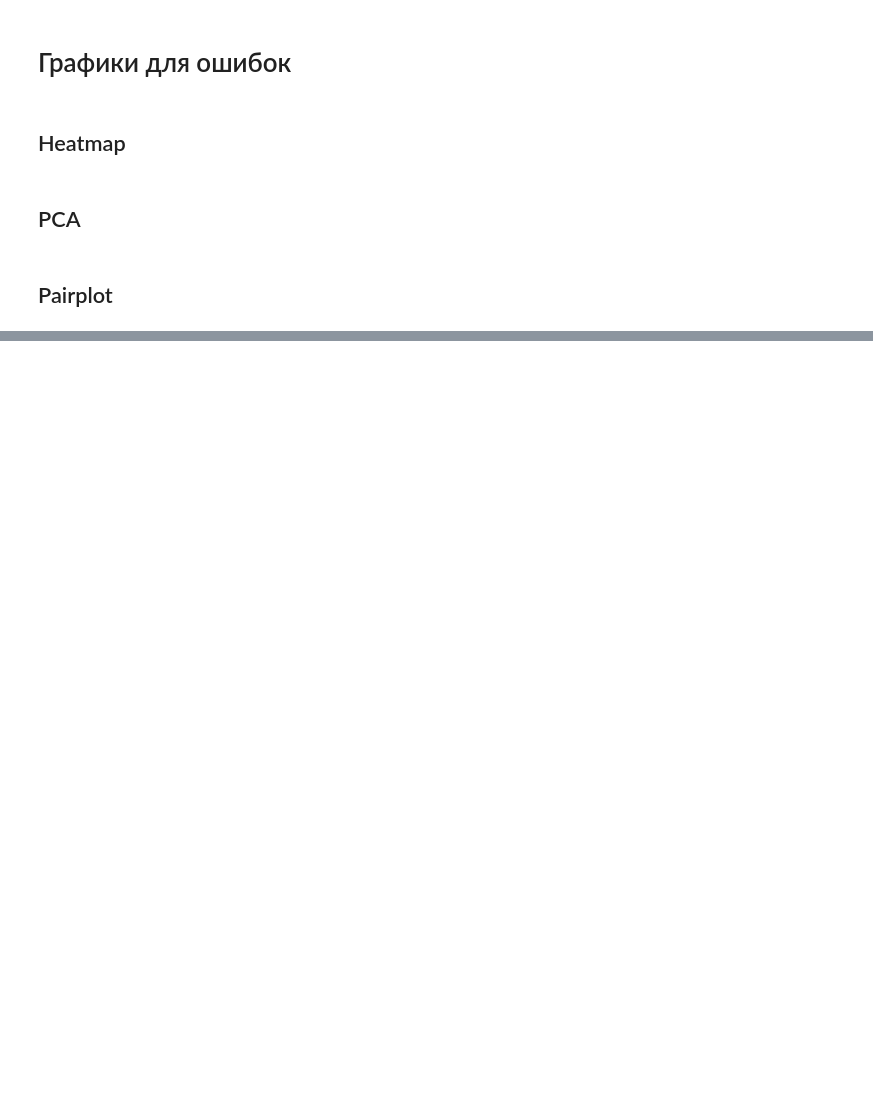
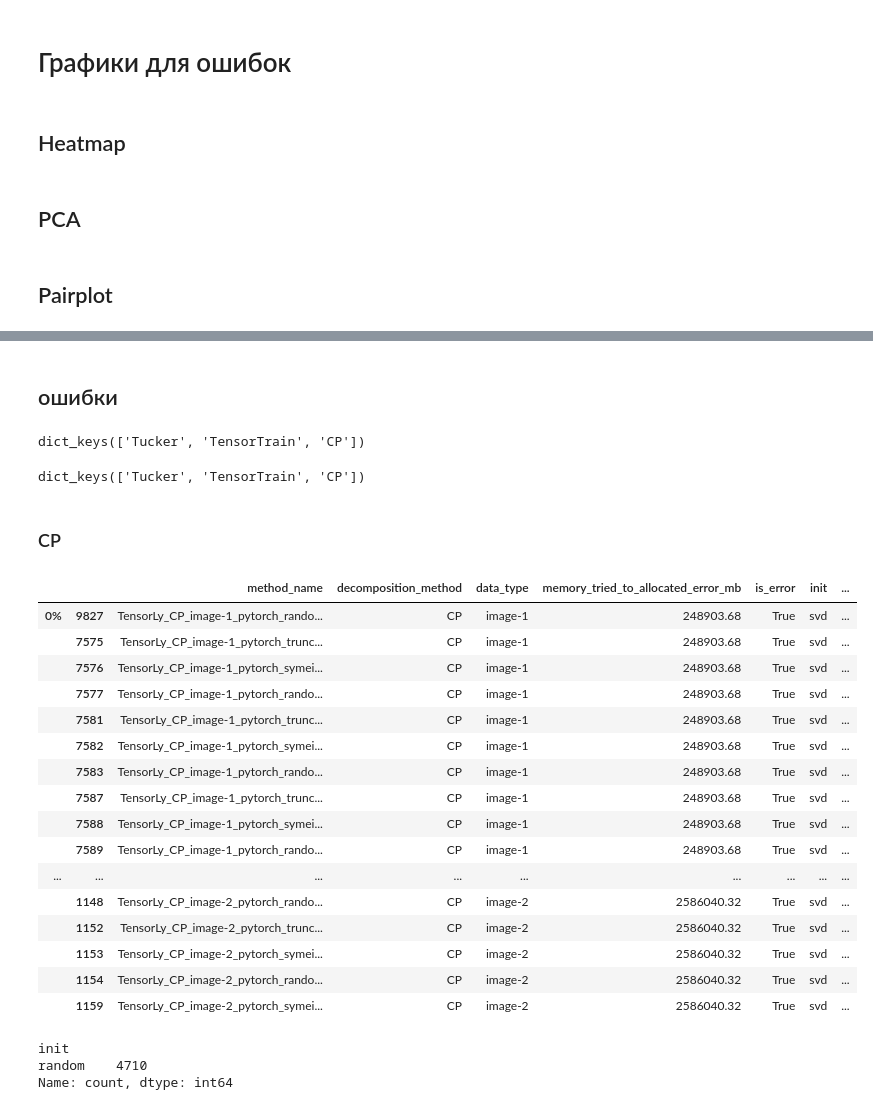
Before and after one commit to Innopolis-tensor-compression/tensor-compression-methods, a Jupyter notebook: experiments/check_methods_logs.ipynb, the cells around one changed output, grey strips where cells are left out. Drawn from its saved outputs; the diff is of its cells as text; code cells hidden in the pictures; blank space fills up the shorter version.

```diff
--- a/experiments/check_methods_logs.ipynb
+++ b/experiments/check_methods_logs.ipynb
@@ -927,12 +927,13 @@ Index(['method_name', 'decomposition_method', 'data_type', 'language',
       dtype='object')
 # %%
-df_filtered_errors_for_analytics = df_logs_errors[
+df_filtered_errors_for_analytics = df_logs_errors_without_singular_matrix[
     [
         "method_name",
         "decomposition_method",
         "data_type",
-        "backend",
+        # "backend",
 
-        "memory_tried_to_allocated_error_mb"
+        "memory_tried_to_allocated_error_mb",
+        "is_error"
     ]
 ]
@@ -1259,0 +1249,71 @@ KeyboardInterrupt
+# %%
+def get_n_rows_near_quantile(df, column, quantile_value, n=10):
+    diffs = (df[column] - quantile_value).abs()
+    nearest_indices = diffs.nsmallest(n).index
+    return df.loc[nearest_indices].copy()
+# %% [markdown]
+## ошибки
+# %%
+dfs_errors_by_decomposition_method.keys()
+# %% [output]
+dict_keys(['Tucker', 'TensorTrain', 'CP'])
+# %%
+dfs_errors_by_decomposition_method_encoded.keys()
+# %% [output]
+dict_keys(['Tucker', 'TensorTrain', 'CP'])
+# %% [markdown]
+### CP
+# %%
+# квантили по памяти
+mask = (
+        (
+                dfs_errors_by_decomposition_method['CP']['is_error'] == True
+        )
+        &
+        (
+                dfs_errors_by_decomposition_method['CP']['memory_tried_to_allocated_error_mb'] > 0.0
+        )
+)
+errors_cp = dfs_errors_by_decomposition_method['CP'].loc[
+    mask
+]
+
+errors_cp_sorted = errors_cp.sort_values(by='memory_tried_to_allocated_error_mb')
+
+quantiles = [0.0, 0.5, 0.95, 0.98, 1.0]
+quantile_values = errors_cp_sorted['memory_tried_to_allocated_error_mb'].quantile(quantiles)
+
+rows_by_quantiles = {
+    f"{int(q * 100)}%": get_n_rows_near_quantile(errors_cp_sorted, 'memory_tried_to_allocated_error_mb', quantile_values[q], n=10)
+    for q in quantiles
+}
+df_logs_cp_errors_rows_near_all_quantiles = pd.concat(rows_by_quantiles.values(), keys=rows_by_quantiles.keys())
+# %%
+df_logs_cp_errors_rows_near_all_quantiles
+# %% [output]
+|  |  | method_name | decomposition_method | data_type | memory_tried_to_allocated_error_mb | is_error | init | ... |
+| 0% | 9827 | TensorLy_CP_image-1_pytorch_rando... | CP | image-1 | 248903.68 | True | svd | ... |
+|  | 7575 | TensorLy_CP_image-1_pytorch_trunc... | CP | image-1 | 248903.68 | True | svd | ... |
+|  | 7576 | TensorLy_CP_image-1_pytorch_symei... | CP | image-1 | 248903.68 | True | svd | ... |
+|  | 7577 | TensorLy_CP_image-1_pytorch_rando... | CP | image-1 | 248903.68 | True | svd | ... |
+|  | 7581 | TensorLy_CP_image-1_pytorch_trunc... | CP | image-1 | 248903.68 | True | svd | ... |
+|  | 7582 | TensorLy_CP_image-1_pytorch_symei... | CP | image-1 | 248903.68 | True | svd | ... |
+|  | 7583 | TensorLy_CP_image-1_pytorch_rando... | CP | image-1 | 248903.68 | True | svd | ... |
+|  | 7587 | TensorLy_CP_image-1_pytorch_trunc... | CP | image-1 | 248903.68 | True | svd | ... |
+|  | 7588 | TensorLy_CP_image-1_pytorch_symei... | CP | image-1 | 248903.68 | True | svd | ... |
+|  | 7589 | TensorLy_CP_image-1_pytorch_rando... | CP | image-1 | 248903.68 | True | svd | ... |
+| ... | ... | ... | ... | ... | ... | ... | ... | ... |
+|  | 1148 | TensorLy_CP_image-2_pytorch_rando... | CP | image-2 | 2586040.32 | True | svd | ... |
+|  | 1152 | TensorLy_CP_image-2_pytorch_trunc... | CP | image-2 | 2586040.32 | True | svd | ... |
+|  | 1153 | TensorLy_CP_image-2_pytorch_symei... | CP | image-2 | 2586040.32 | True | svd | ... |
+|  | 1154 | TensorLy_CP_image-2_pytorch_rando... | CP | image-2 | 2586040.32 | True | svd | ... |
+|  | 1159 | TensorLy_CP_image-2_pytorch_symei... | CP | image-2 | 2586040.32 | True | svd | ... |
+# %%
+dfs_errors_by_decomposition_method['CP'].loc[
+    dfs_errors_by_decomposition_method['CP']['is_error'] == False,
+    'init'
+].value_counts(dropna=False)
+# %% [output]
+init
+random    4710
+Name: count, dtype: int64
```
Also changed, not shown: parts of 56 cells of this notebook.
